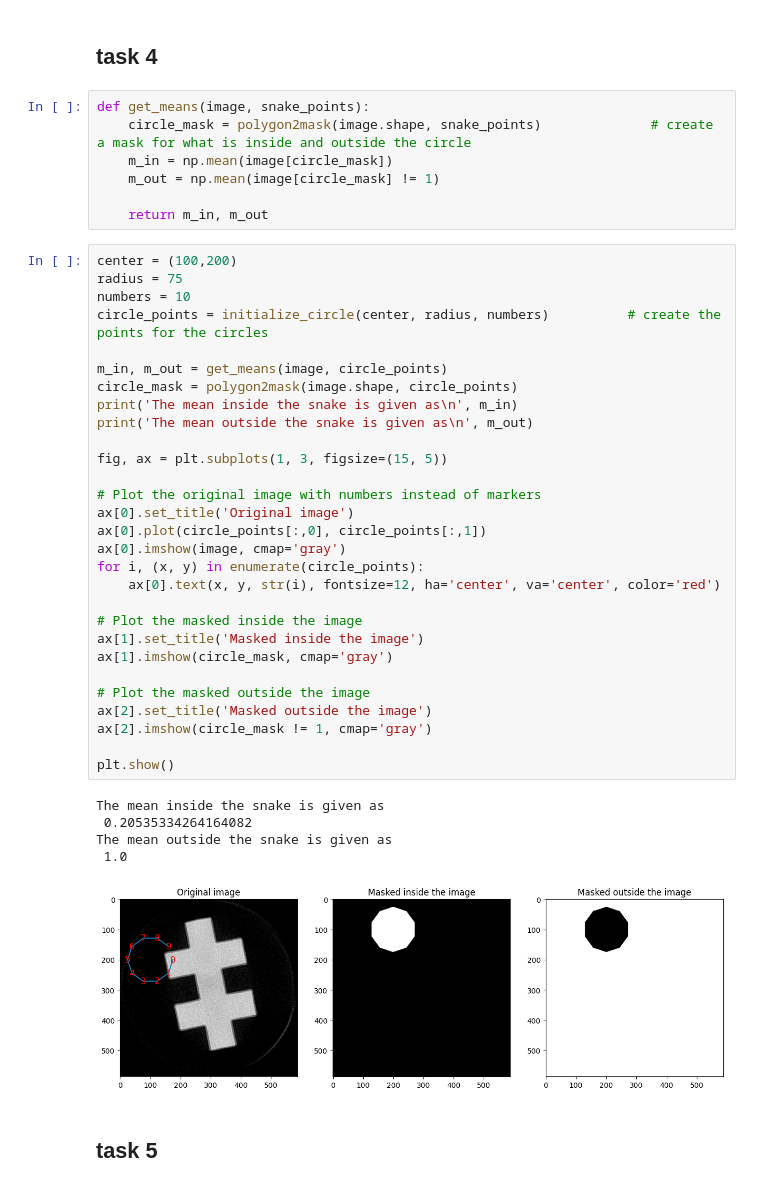
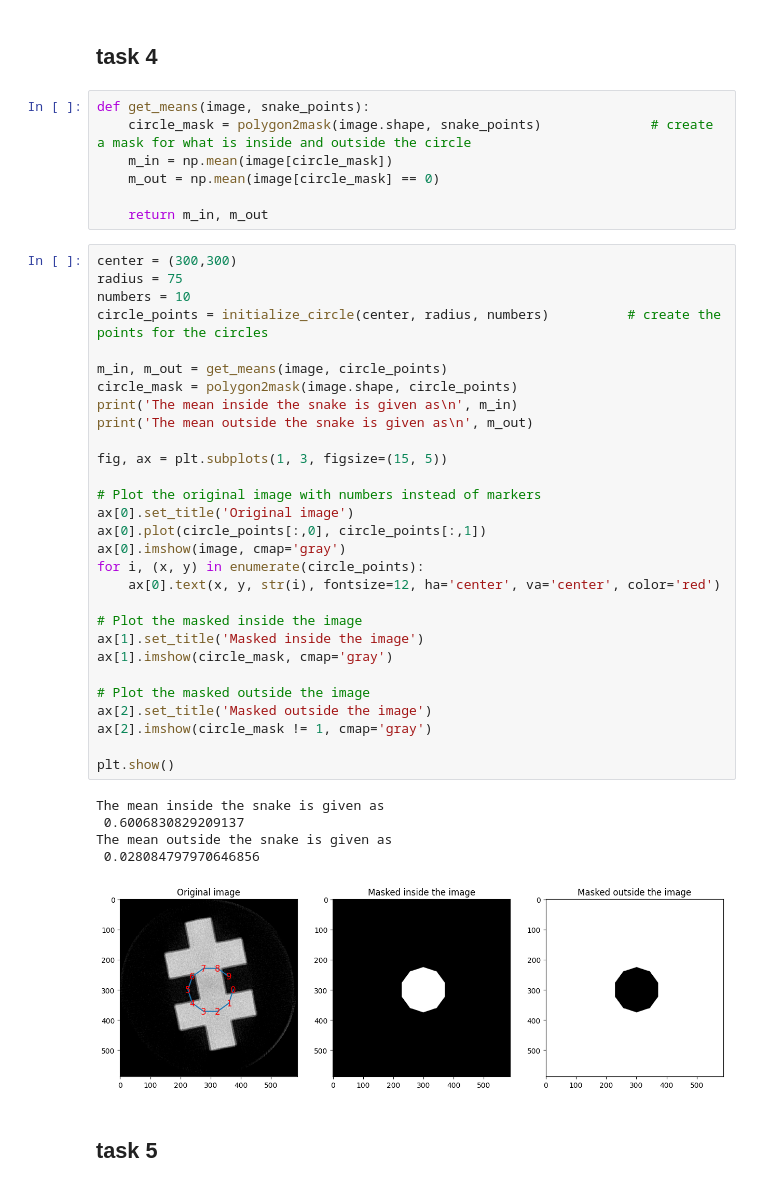
Before and after one commit to MadsPrip1/02506-Advanced-image-analysis, a Jupyter notebook: week6/week6.ipynb, the cells around one changed output. Cells and saved outputs as stored; diff of their text form.

```diff
--- a/week6/week6.ipynb
+++ b/week6/week6.ipynb
@@ -146,44 +146,44 @@ def initialize_circle(center, radius, numbers):
 def get_means(image, snake_points):
     circle_mask = polygon2mask(image.shape, snake_points)              # create a mask for what is inside and outside the circle
     m_in = np.mean(image[circle_mask])
-    m_out = np.mean(image[circle_mask] != 1)
+    m_out = np.mean(image[circle_mask] == 0)
 
     return m_in, m_out
 # %%
-center = (100,200)
+center = (300,300)
 radius = 75
 numbers = 10
 circle_points = initialize_circle(center, radius, numbers)          # create the points for the circles
 
 m_in, m_out = get_means(image, circle_points)
 circle_mask = polygon2mask(image.shape, circle_points)
 print('The mean inside the snake is given as\n', m_in)
 print('The mean outside the snake is given as\n', m_out)
 
 fig, ax = plt.subplots(1, 3, figsize=(15, 5))
 
 # Plot the original image with numbers instead of markers
 ax[0].set_title('Original image')
 ax[0].plot(circle_points[:,0], circle_points[:,1])
 ax[0].imshow(image, cmap='gray')
 for i, (x, y) in enumerate(circle_points):
     ax[0].text(x, y, str(i), fontsize=12, ha='center', va='center', color='red')
 
 # Plot the masked inside the image
 ax[1].set_title('Masked inside the image')
 ax[1].imshow(circle_mask, cmap='gray')
 
 # Plot the masked outside the image
 ax[2].set_title('Masked outside the image')
 ax[2].imshow(circle_mask != 1, cmap='gray')
 
 plt.show()
 # %% [output]
 The mean inside the snake is given as
- 0.20535334264164082
+ 0.6006830829209137
 The mean outside the snake is given as
- 1.0
+ 0.028084797970646856
-[figure, old version]
+[figure, new version]
 # %% [markdown]
 ## task 5
 # %%
```
Also changed, not shown: parts of 5 cells of this notebook, 2 other files.
